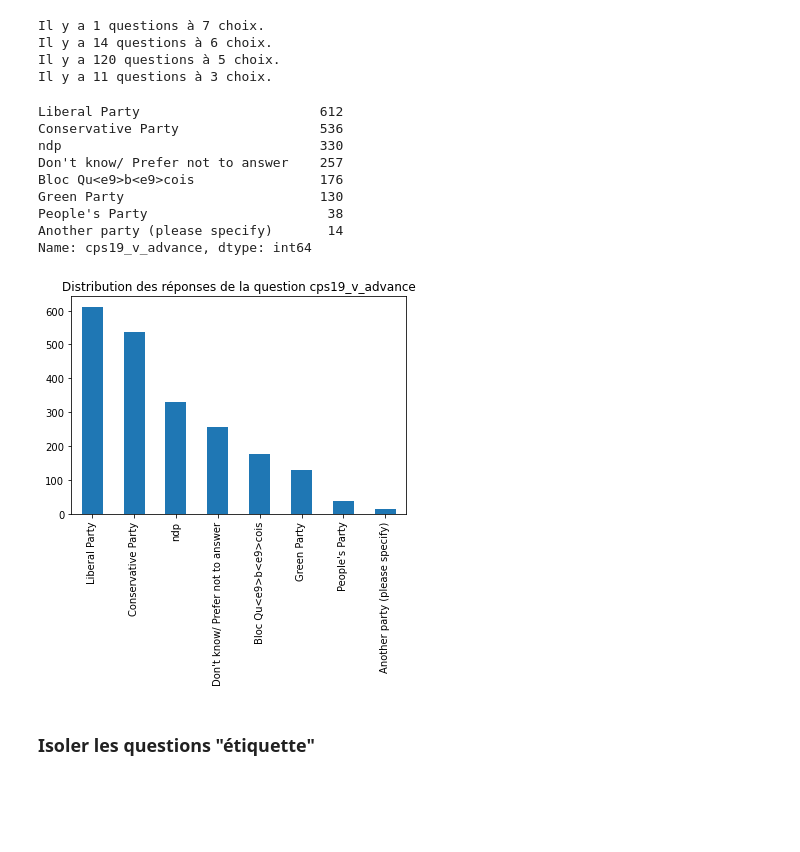
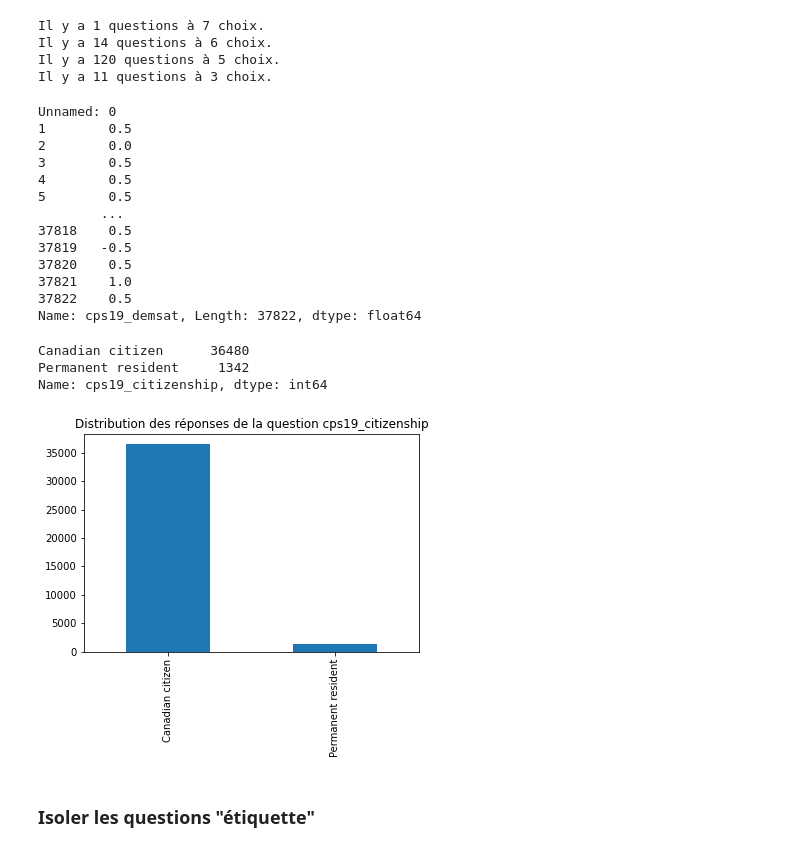
Before and after one commit to n0aaz/Projet_GLO-7027, a Jupyter notebook: traitementDonnees.ipynb, the cells around one changed output. Drawn from its saved outputs; the diff is of its cells as text; code cells hidden in the pictures; blank space fills up the shorter version.

Commit message:
Ajouter une fonction qui normalise les questions ordinales

```diff
--- a/traitementDonnees.ipynb
+++ b/traitementDonnees.ipynb
@@ -149,21 +182,53 @@ Il y a 1 questions à 7 choix.
 Il y a 14 questions à 6 choix.
 Il y a 120 questions à 5 choix.
 Il y a 11 questions à 3 choix.
+# %%
+def get_normalized_ordinal_question_answers(df, answer_order_dic, question_of_interest, lower_bound=-1, upper_bound=1):
+    answers = df[question_of_interest]
+    unique_answers_sorted = answers.unique()[answer_order_dic[question_of_interest]]
+    answer_to_int = {answer: i for i, answer in enumerate(unique_answers_sorted)}
+
+    # Replace each answer with its corresponding integer
+    normalized_answers = answers.map(answer_to_int)
+
+    # Normalize the answers
+    return normalize_answers(normalized_answers, lower_bound, upper_bound)
+
+def normalize_answers(answers, lower_bound=-1, upper_bound=1):
+    # Normalize the answers between lower_bound and upper_bound
+    normalized_answers = (answers - answers.min()) / (answers.max() - answers.min()) * (upper_bound - lower_bound) + lower_bound
+
+    return normalized_answers
+
+answer_order_dic = {
+    'cps19_demsat': [4, 3, 1, 0, 2]
+}
+
+question_of_interest = 'cps19_demsat'
+get_normalized_ordinal_question_answers(df, answer_order_dic, question_of_interest)
+# %% [output]
+Unnamed: 0
+1        0.5
+2        0.0
+3        0.5
+4        0.5
+5        0.5
+        ...
+37818    0.5
+37819   -0.5
+37820    0.5
+37821    1.0
+37822    0.5
+Name: cps19_demsat, Length: 37822, dtype: float64
 # %%
-col_of_interest = "cps19_v_advance"
+col_of_interest = "cps19_citizenship"
 print(df[col_of_interest].value_counts())
 plot_column_values(col_of_interest)
 # %% [output]
-Liberal Party                       612
-Conservative Party                  536
-ndp                                 330
-Don't know/ Prefer not to answer    257
-Bloc Qu<e9>b<e9>cois                176
-Green Party                         130
-People's Party                       38
-Another party (please specify)       14
-Name: cps19_v_advance, dtype: int64
+Canadian citizen      36480
+Permanent resident     1342
+Name: cps19_citizenship, dtype: int64
-[figure, old version]
+[figure, new version]
 # %% [markdown]
 ### Isoler les questions "étiquette"
 # %%
```
Also changed, not shown: parts of 3 cells of this notebook, 2 other files.
